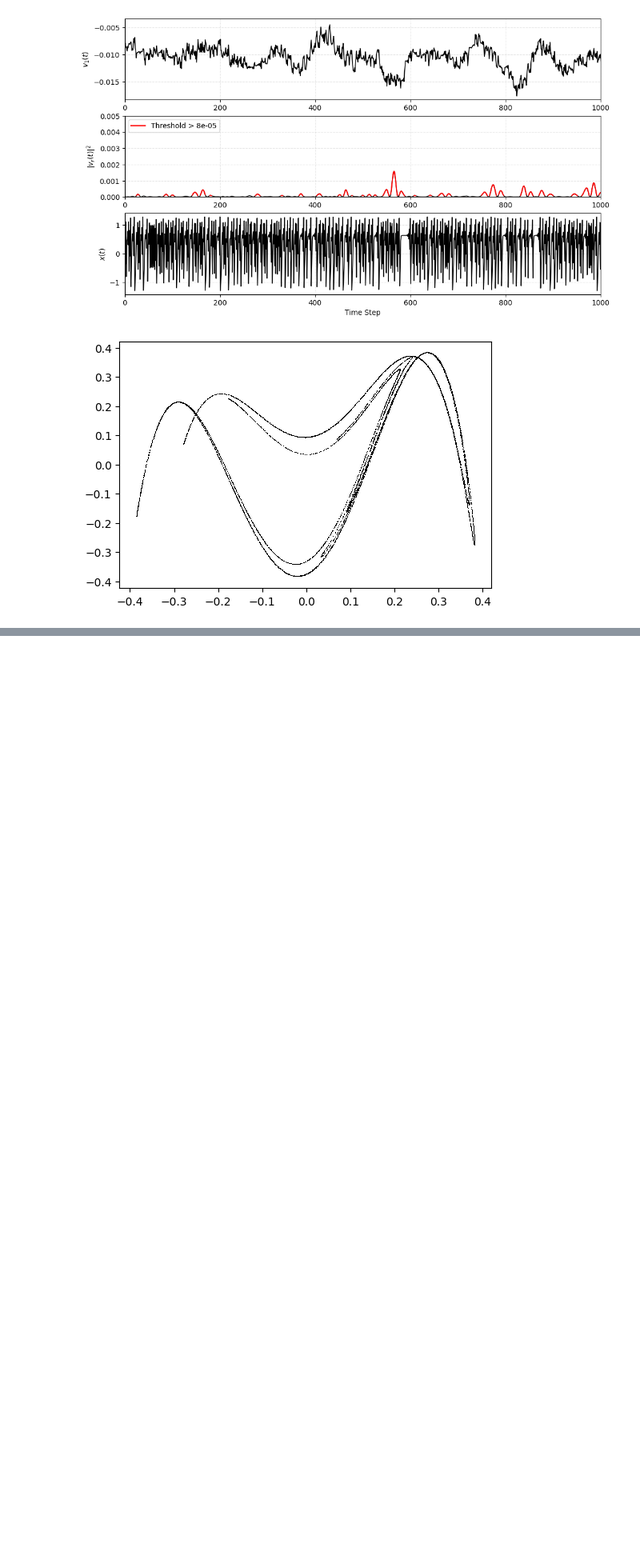
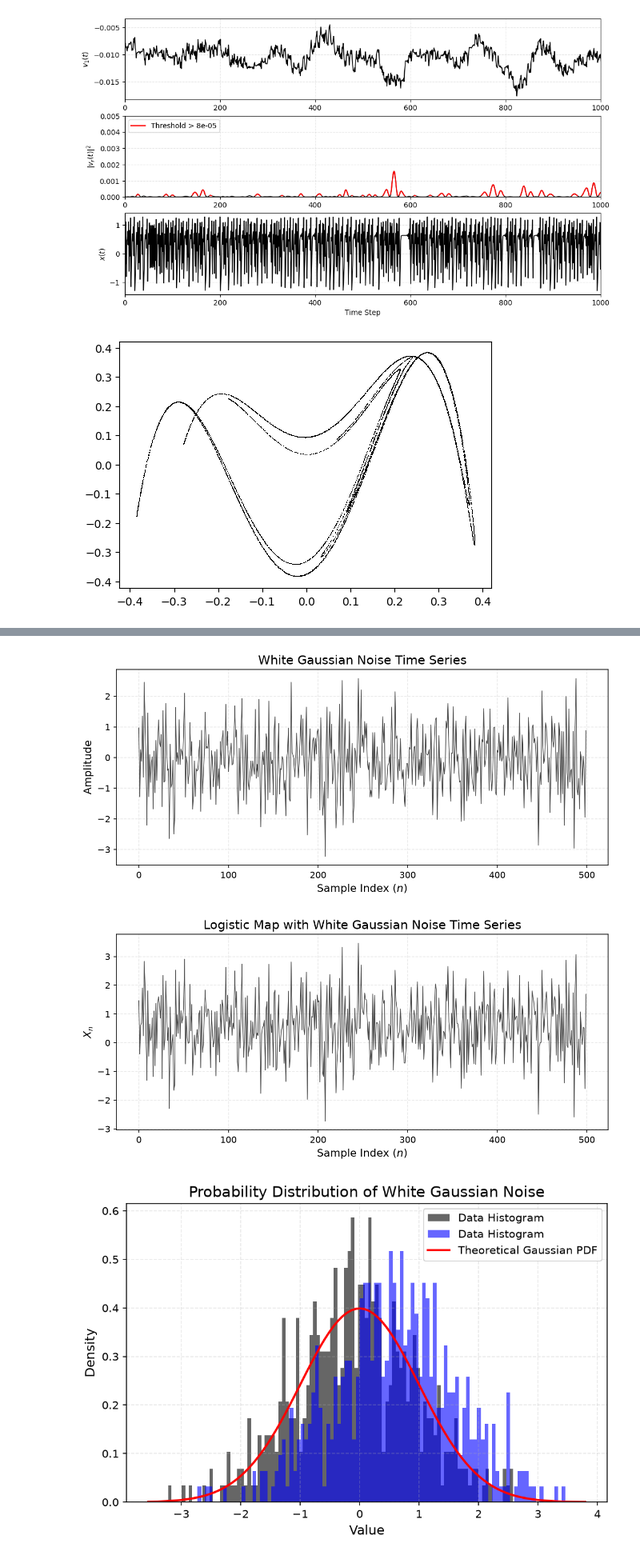
Before and after one commit to Izzathawari/PINN-dynamic-system, a Jupyter notebook: discrete_pinn/hankel_analysis.ipynb, the cells around one changed output, grey strips where cells are left out. Shown at 80% size. Drawn from its saved outputs; the diff is of its cells as text; code cells hidden in the pictures; blank space fills up the shorter version.

Commit message:
exp on noise

```diff
--- a/discrete_pinn/hankel_analysis.ipynb
+++ b/discrete_pinn/hankel_analysis.ipynb
@@ -382 +382,53 @@ plt.show()
 [figure]
+# %%
+import numpy as np
+import matplotlib.pyplot as plt
+import scipy.stats as stats
+
+# Parameters
+num_samples = 500
+mean = 0.0
+std_dev = 1.0  # Standard deviation (controls noise power/amplitude)
+
+# Generate White Gaussian Noise
+white_noise = np.random.normal(mean, std_dev, num_samples)
+logistic_map_withnoise = x_hist + white_noise
+
+# --- Plot the Time Series of the Noise ---
+plt.figure(figsize=(10, 4), dpi=150)
+plt.plot(white_noise, color="black", lw=0.8, alpha=0.7)
+plt.title("White Gaussian Noise Time Series", fontsize=14)
+plt.xlabel("Sample Index ($n$)", fontsize=12)
+plt.ylabel("Amplitude", fontsize=12)
+plt.grid(True, linestyle="--", alpha=0.3)
+plt.show()
+
+# --- Plot the Time Series of the Noise ---
+plt.figure(figsize=(10, 4), dpi=150)
+plt.plot(logistic_map_withnoise, color="black", lw=0.8, alpha=0.7)
+plt.title("Logistic Map with White Gaussian Noise Time Series", fontsize=14)
+plt.xlabel("Sample Index ($n$)", fontsize=12)
+plt.ylabel("$X_{n}$", fontsize=12)
+plt.grid(True, linestyle="--", alpha=0.3)
+plt.show()
+
+
+
+
+plt.figure(figsize=(8, 5), dpi=150)
+count, bins, ignored = plt.hist(white_noise, bins=100, density=True, alpha=0.6, color="black", label="Data Histogram")
+count, bins, ignored = plt.hist(logistic_map_withnoise, bins=100, density=True, alpha=0.6, color="blue", label="Data Histogram")
+xmin, xmax = plt.xlim()
+x = np.linspace(xmin, xmax, 100)
+p = stats.norm.pdf(x, mean, std_dev)
+plt.plot(x, p, "r-", linewidth=2, label="Theoretical Gaussian PDF")
+plt.title("Probability Distribution of White Gaussian Noise", fontsize=14)
+plt.xlabel("Value", fontsize=12)
+plt.ylabel("Density", fontsize=12)
+plt.legend(loc="upper right")
+plt.grid(True, linestyle="--", alpha=0.3)
+plt.show()
+# %% [output]
+[figure, added]
+[figure, added]
+[figure, added]
```
Also changed, not shown: parts of 1 cell of this notebook, 9 other files.
